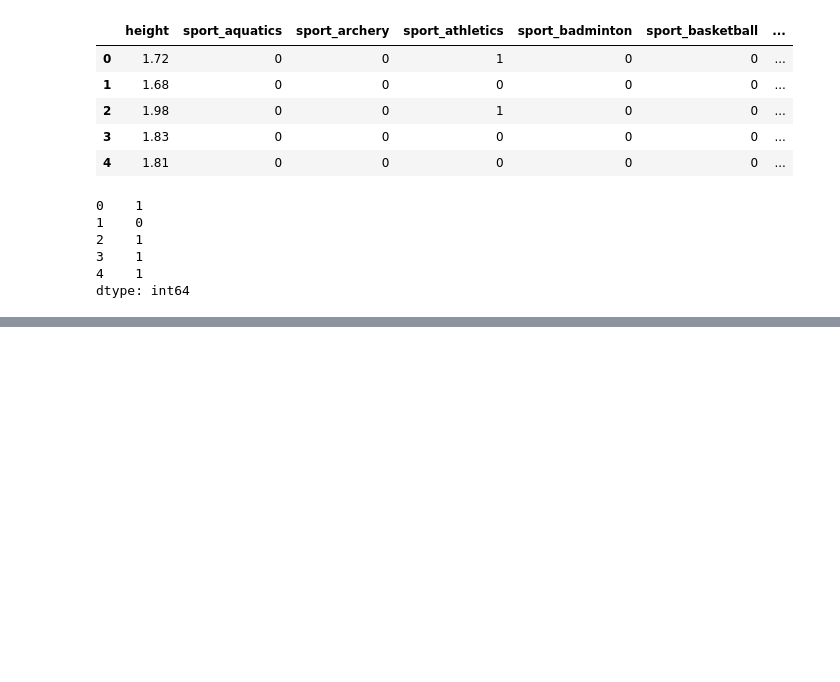
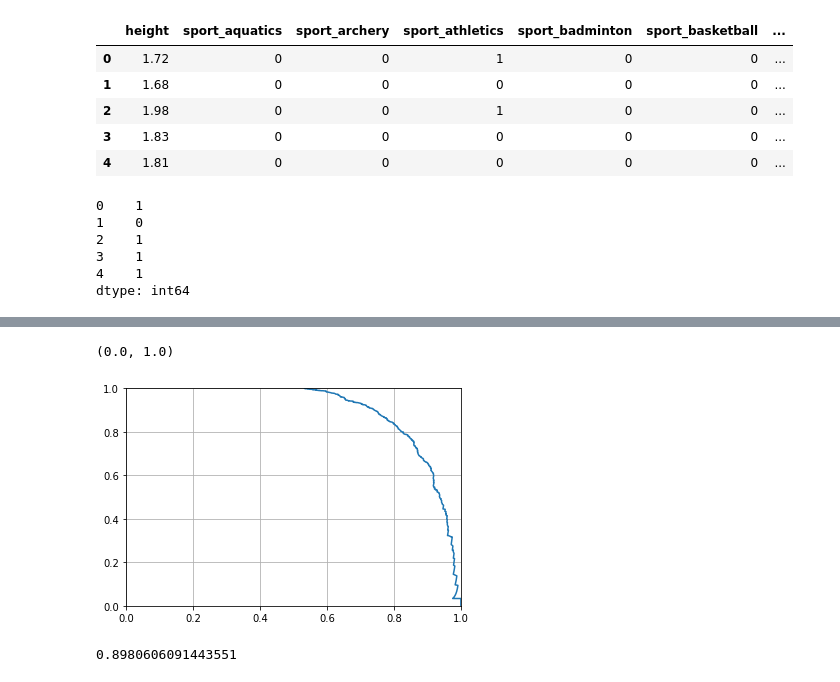
Before and after one commit to Ch0k/ML-DZ1, a Jupyter notebook: Untitled1.ipynb, the cells around one changed output, grey strips where cells are left out. Drawn from its saved outputs; the diff is of its cells as text; code cells hidden in the pictures; blank space fills up the shorter version.

```diff
--- a/Untitled1.ipynb
+++ b/Untitled1.ipynb
@@ -116,0 +227,2 @@ model.score(X_train, Y_train)
+# %%
+pr, re, thres = precision_recall_curve( Y_test, predictions[:, 1] )
@@ -116,0 +247,8 @@ model.score(X_train, Y_train)
+# %%
+plt.plot(pr,re)
+plt.grid()
+plt.xlim(0,1)
+plt.ylim(0,1)
+# %% [output]
+(0.0, 1.0)
+[figure, added]
@@ -116,0 +257,4 @@ model.score(X_train, Y_train)
+# %%
+average_precision_score( Y_test, predictions[:, 1] )
+# %% [output]
+0.8980606091443551
```
Also changed, not shown: parts of 26 cells of this notebook.
